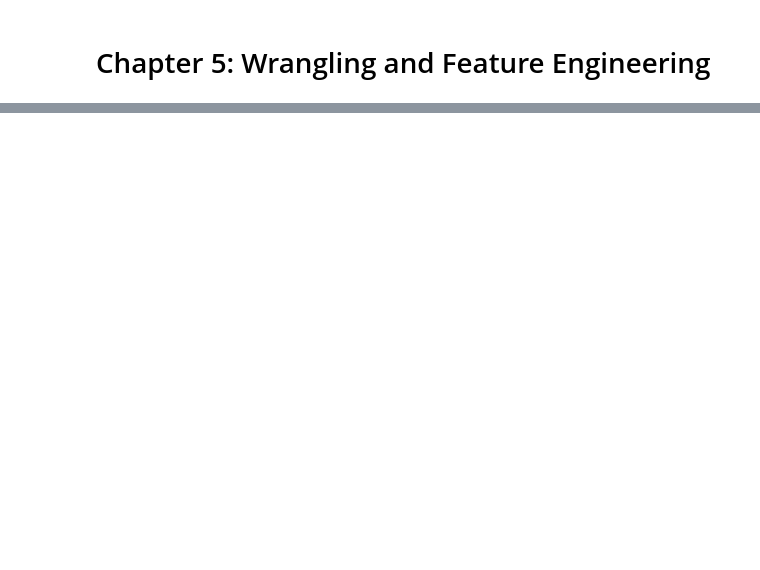
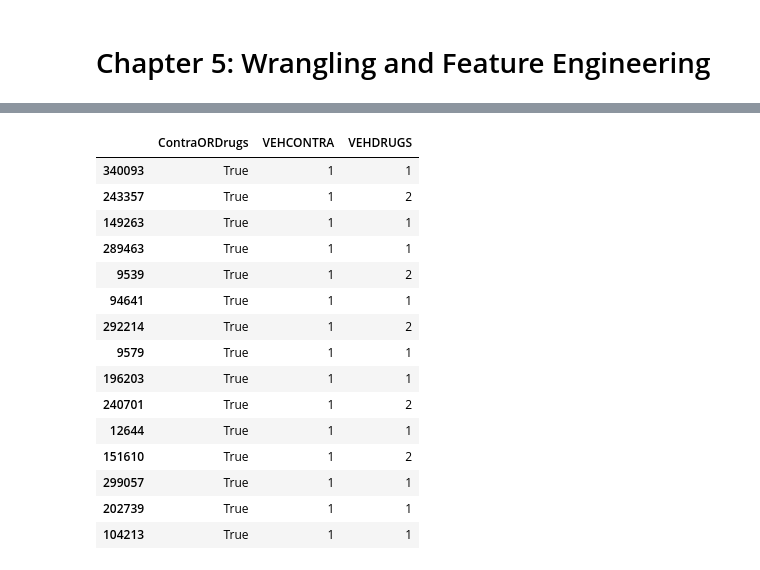
Before and after one commit to rahimrasool/CAN_textbook, a Jupyter notebook: _sources/content/01/Chapter5.ipynb, the cells around one changed output, grey strips where cells are left out. Cells and saved outputs as stored; diff of their text form; code cells hidden in the pictures; blank space fills up the shorter version.

```diff
--- a/_sources/content/01/Chapter5.ipynb
+++ b/_sources/content/01/Chapter5.ipynb
@@ -27,0 +55,23 @@ Comments: Replace Veil of darkness analysis with something shown in the plots
+# %%
+import random
+# Generating a list of 15 randmonly selected row indices where 'ContraORDrugs' is True
+index_lst = random.sample(sorted(stops_filtered[stops_filtered['ContraORDrugs']==1].index), 15)
+# Now pulling in all the rows that were selected by the line above and subsetting the dataframe to show 3 columns
+stops_filtered.loc[index_lst][['ContraORDrugs','VEHCONTRA','VEHDRUGS']]
+# %% [output]
+|  | ContraORDrugs | VEHCONTRA | VEHDRUGS |
+| 340093 | True | 1 | 1 |
+| 243357 | True | 1 | 2 |
+| 149263 | True | 1 | 1 |
+| 289463 | True | 1 | 1 |
+| 9539 | True | 1 | 2 |
+| 94641 | True | 1 | 1 |
+| 292214 | True | 1 | 2 |
+| 9579 | True | 1 | 1 |
+| 196203 | True | 1 | 1 |
+| 240701 | True | 1 | 2 |
+| 12644 | True | 1 | 1 |
+| 151610 | True | 1 | 2 |
+| 299057 | True | 1 | 1 |
+| 202739 | True | 1 | 1 |
+| 104213 | True | 1 | 1 |
```
Also changed, not shown: parts of 33 cells of this notebook, 21 other files.
